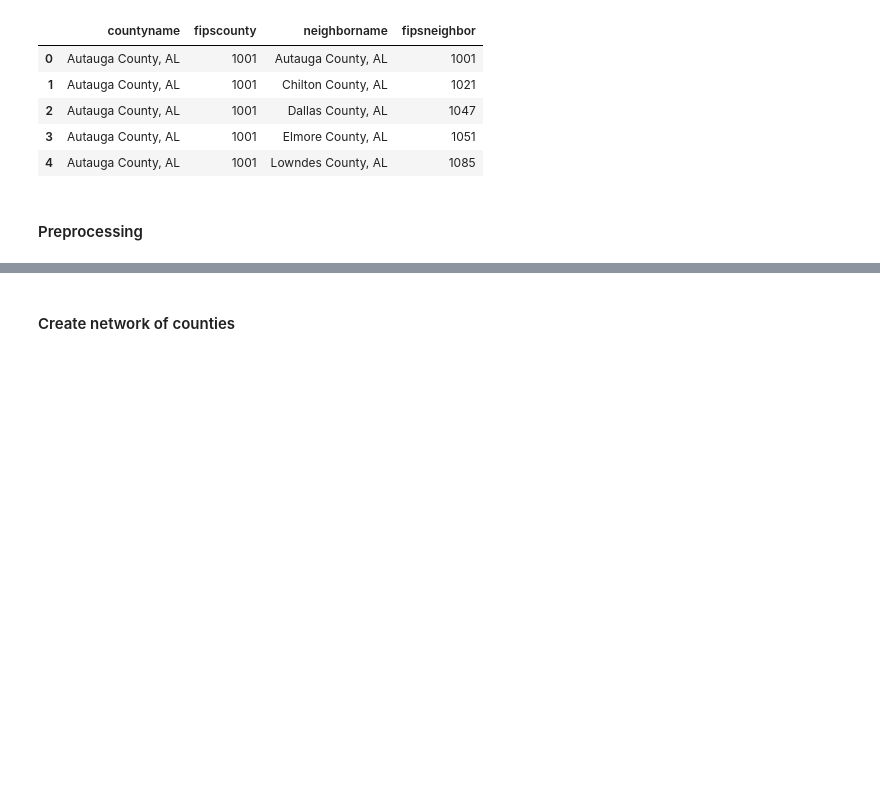
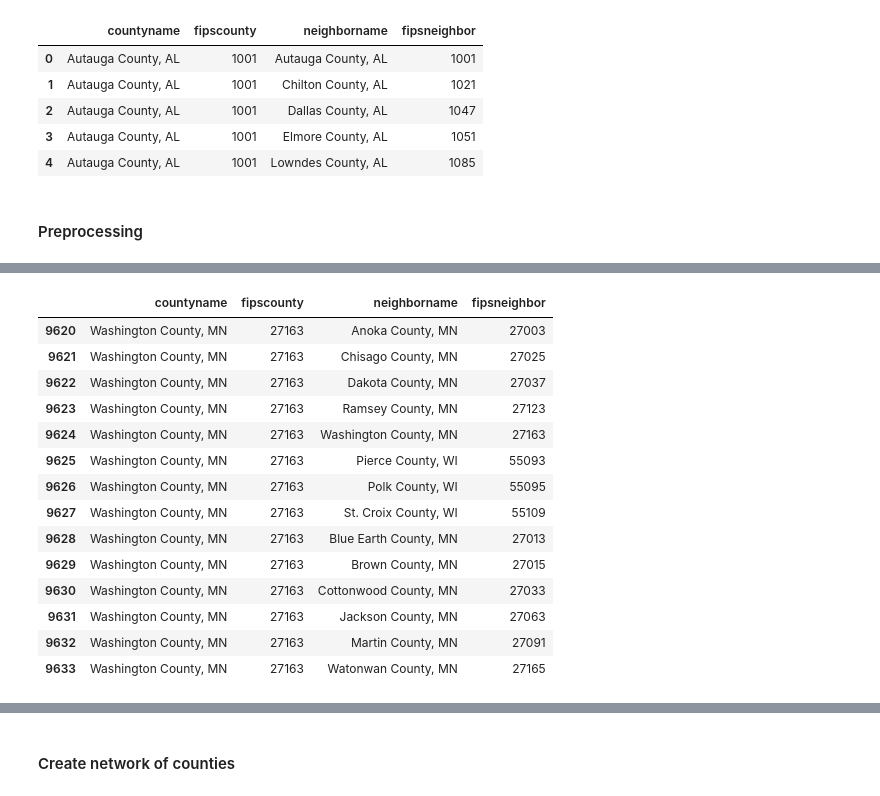
Before and after one commit to samar14641/covid-us-networks, a Jupyter notebook: network_builder.ipynb, the cells around one changed output, grey strips where cells are left out. Saved outputs shown, nothing was run; the diff lists cells and outputs as text; code cells hidden in the pictures; blank space fills up the shorter version.

Commit message:
fixed missing counties and recreated counties gml

```diff
--- a/network_builder.ipynb
+++ b/network_builder.ipynb
@@ -116,0 +133,3 @@ counties.head()
+# %%
+counties.loc[9441, 'fipscounty'] = 27153
+counties[counties['neighborname'] == 'Otter Tail County, MN']
@@ -116,0 +173,19 @@ counties.head()
+# %%
+counties.loc[(counties['countyname'] == 'Washington County, MN') & (counties['fipscounty'] == 27165), 'fipscounty'] = 27163
+counties[counties['countyname'] == 'Washington County, MN']
+# %% [output]
+|  | countyname | fipscounty | neighborname | fipsneighbor |
+| 9620 | Washington County, MN | 27163 | Anoka County, MN | 27003 |
+| 9621 | Washington County, MN | 27163 | Chisago County, MN | 27025 |
+| 9622 | Washington County, MN | 27163 | Dakota County, MN | 27037 |
+| 9623 | Washington County, MN | 27163 | Ramsey County, MN | 27123 |
+| 9624 | Washington County, MN | 27163 | Washington County, MN | 27163 |
+| 9625 | Washington County, MN | 27163 | Pierce County, WI | 55093 |
+| 9626 | Washington County, MN | 27163 | Polk County, WI | 55095 |
+| 9627 | Washington County, MN | 27163 | St. Croix County, WI | 55109 |
+| 9628 | Washington County, MN | 27163 | Blue Earth County, MN | 27013 |
+| 9629 | Washington County, MN | 27163 | Brown County, MN | 27015 |
+| 9630 | Washington County, MN | 27163 | Cottonwood County, MN | 27033 |
+| 9631 | Washington County, MN | 27163 | Jackson County, MN | 27063 |
+| 9632 | Washington County, MN | 27163 | Martin County, MN | 27091 |
+| 9633 | Washington County, MN | 27163 | Watonwan County, MN | 27165 |
```
Also changed, not shown: parts of 23 cells of this notebook, 1 other file.
